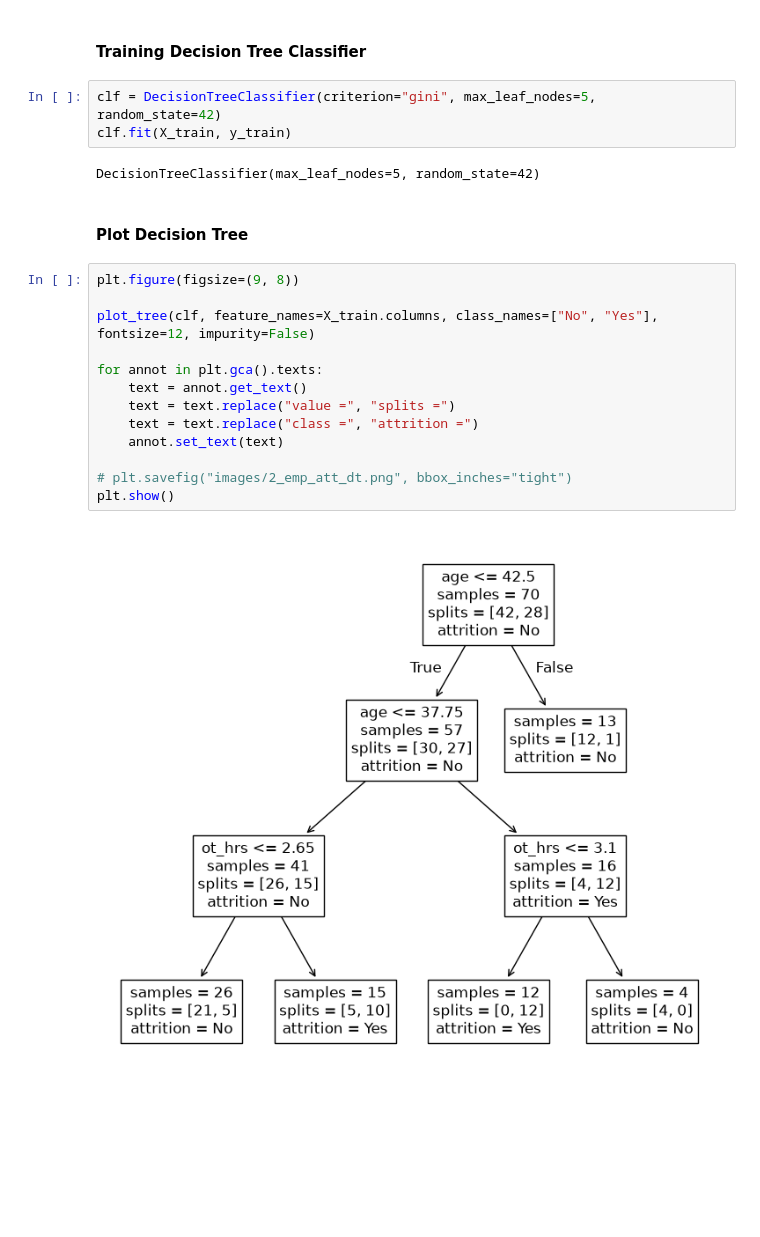
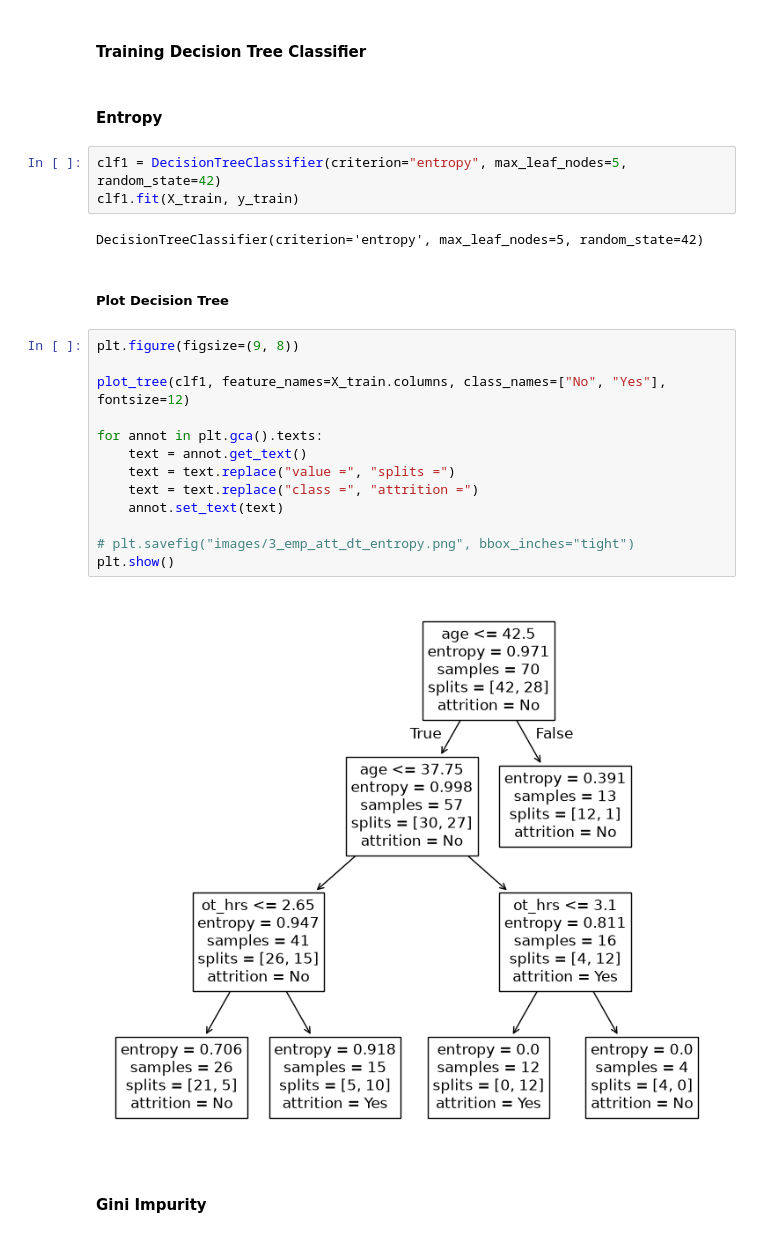
Before and after one commit to dheemanth-bhat/supervised-ml-algorithms, a Jupyter notebook: 04_Decision_Trees/03_Project_1.ipynb, the cells around one changed output. Saved outputs shown, nothing was run; the diff lists cells and outputs as text; blank space fills up the shorter version.

Commit message:
Notes on Gini Impurity vs Entropy.

```diff
--- a/04_Decision_Trees/03_Project_1.ipynb
+++ b/04_Decision_Trees/03_Project_1.ipynb
@@ -132,25 +162,29 @@ X_train = emp_df[emp_df.columns.difference(["attrition"])]
 y_train = emp_df["attrition"]
 # %% [markdown]
 #### Training Decision Tree Classifier
+# %% [markdown]
+#### Entropy
 # %%
-clf = DecisionTreeClassifier(criterion="gini", max_leaf_nodes=5, random_state=42)
-clf.fit(X_train, y_train)
+clf1 = DecisionTreeClassifier(criterion="entropy", max_leaf_nodes=5, random_state=42)
+clf1.fit(X_train, y_train)
 # %% [output]
-DecisionTreeClassifier(max_leaf_nodes=5, random_state=42)
+DecisionTreeClassifier(criterion='entropy', max_leaf_nodes=5, random_state=42)
 # %% [markdown]
-#### Plot Decision Tree
+##### Plot Decision Tree
 # %%
 plt.figure(figsize=(9, 8))
 
-plot_tree(clf, feature_names=X_train.columns, class_names=["No", "Yes"], fontsize=12, impurity=False)
+plot_tree(clf1, feature_names=X_train.columns, class_names=["No", "Yes"], fontsize=12)
 
 for annot in plt.gca().texts:
     text = annot.get_text()
     text = text.replace("value =", "splits =")
     text = text.replace("class =", "attrition =")
     annot.set_text(text)
 
-# plt.savefig("images/2_emp_att_dt.png", bbox_inches="tight")
+# plt.savefig("images/3_emp_att_dt_entropy.png", bbox_inches="tight")
 plt.show()
 # %% [output]
-[figure, old version]
+[figure, new version]
+# %% [markdown]
+#### Gini Impurity
```
Also changed, not shown: parts of 7 cells of this notebook, 6 other files.
